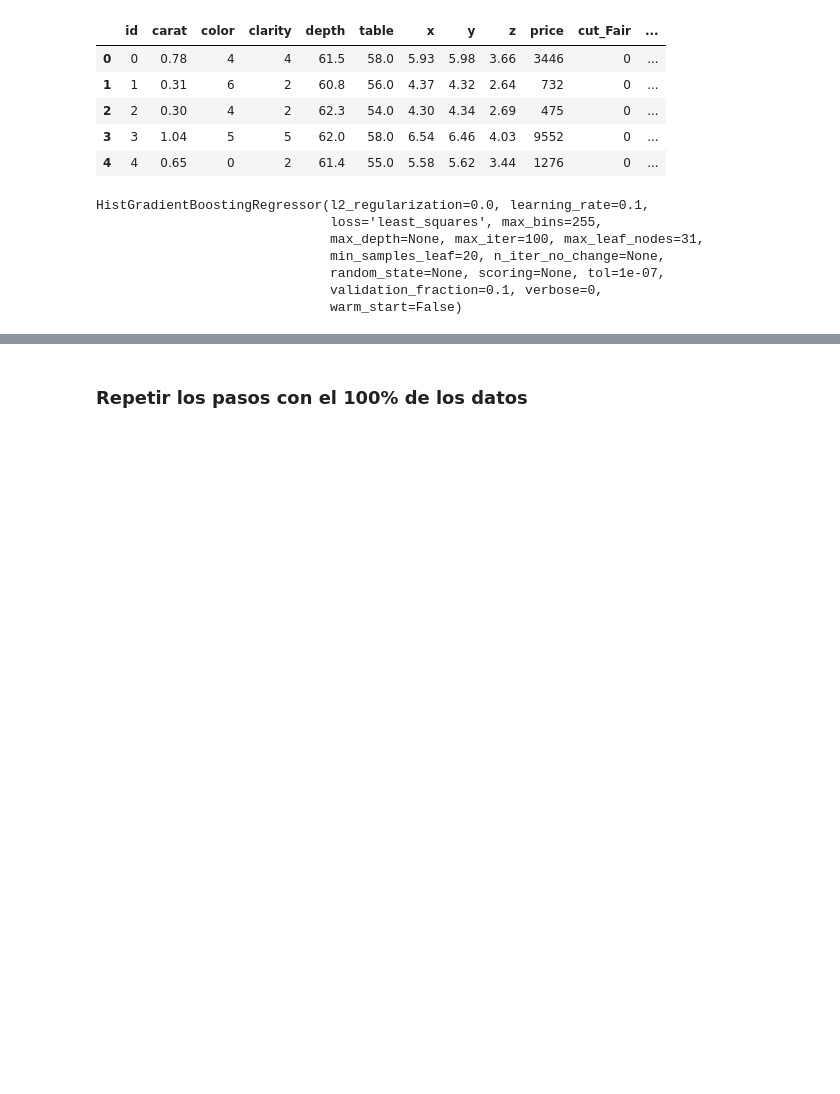
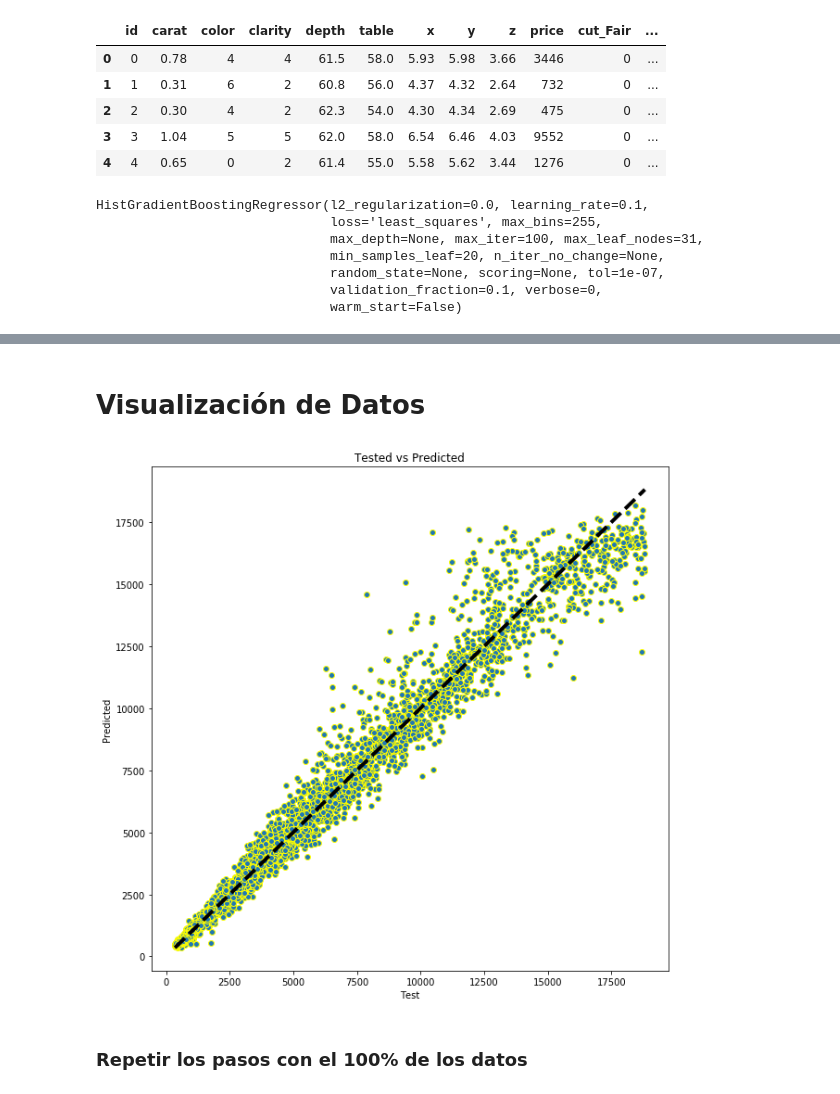
Before and after one commit to meryreddoor/mlearning, a Jupyter notebook: output/HistGradientBoostingRegressor.ipynb, the cells around one changed output, grey strips where cells are left out. Drawn from its saved outputs; the diff is of its cells as text; code cells hidden in the pictures; blank space fills up the shorter version.

```diff
--- a/output/HistGradientBoostingRegressor.ipynb
+++ b/output/HistGradientBoostingRegressor.ipynb
@@ -125,3 +125,17 @@ R2 0.9791239040317489
+# %%
+y_pred = regressor.predict(X_test)
+# %% [markdown]
+# Visualización de Datos
+# %%
+fig, ax = plt.subplots(figsize=(10,10))
+ax.scatter(y_test, y_pred, edgecolors='yellow')
+ax.plot([y_test.min(), y_test.max()], [y_test.min(), y_test.max()], 'k--', lw=4)
+ax.set_xlabel('Test')
+ax.set_ylabel('Predicted')
+ax.set_title("Tested vs Predicted")
+plt.show()
+# %% [output]
+[figure, added]
 # %% [markdown]
 ### Repetir los pasos con el 100% de los datos
 # %%
```
Also changed, not shown: parts of 15 cells of this notebook, 11 other files.
